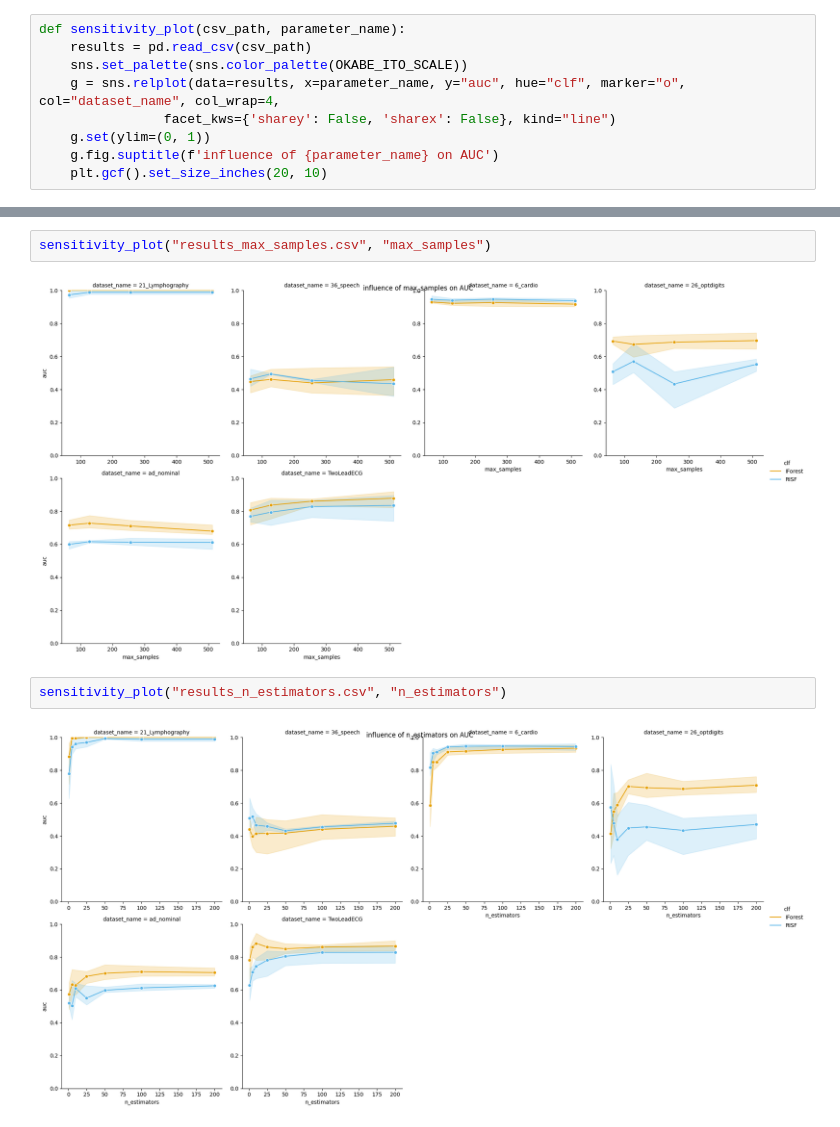
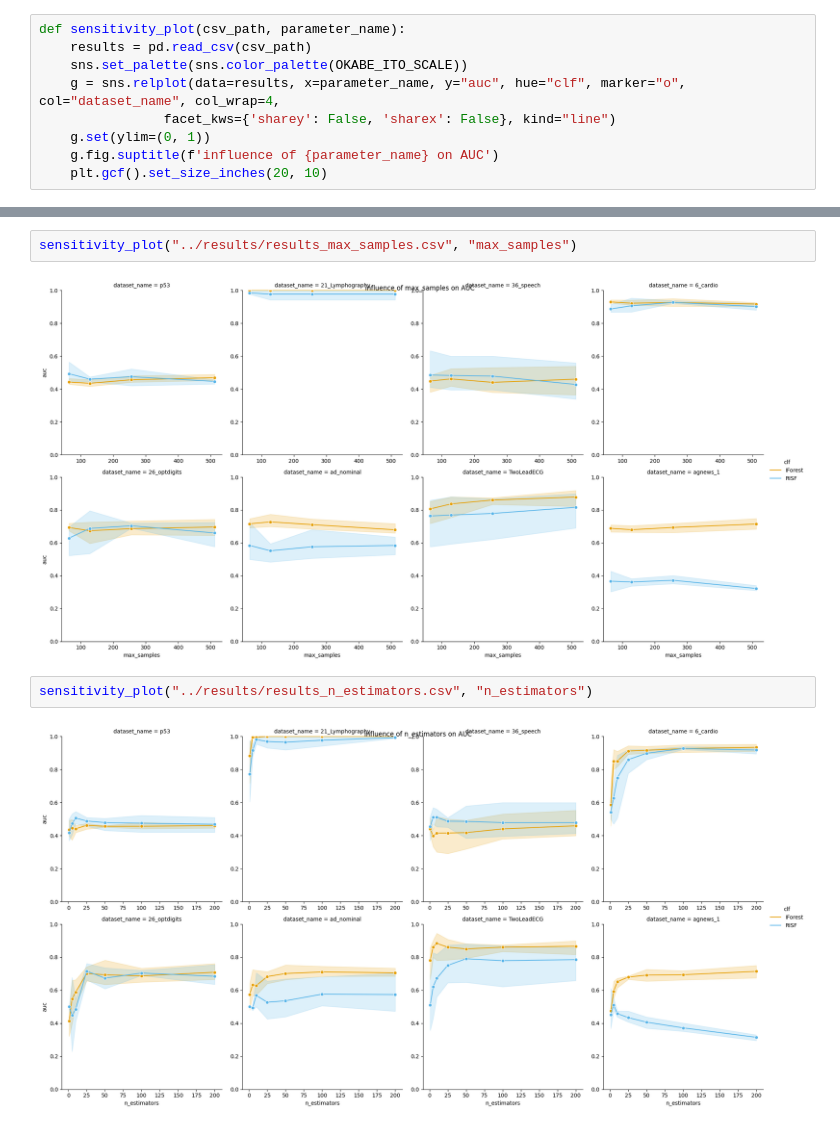
Before and after one commit to SebChw/RSIF, a Jupyter notebook: notebooks/visualizations.ipynb, the cells around one changed output, grey strips where cells are left out. Cells and saved outputs as stored; diff of their text form.

```diff
--- a/notebooks/visualizations.ipynb
+++ b/notebooks/visualizations.ipynb
@@ -28,8 +28,8 @@ sensitivity_plot("results_max_n_ratio.csv", "max_n_ratio")
 # %%
-sensitivity_plot("results_max_samples.csv", "max_samples")
+sensitivity_plot("../results/results_max_samples.csv", "max_samples")
 # %% [output]
-[figure, old version]
+[figure, new version]
 # %%
-sensitivity_plot("results_n_estimators.csv", "n_estimators")
+sensitivity_plot("../results/results_n_estimators.csv", "n_estimators")
 # %% [output]
-[figure, old version]
+[figure, new version]
```
Also changed, not shown: parts of 6 cells of this notebook, 21 other files.
